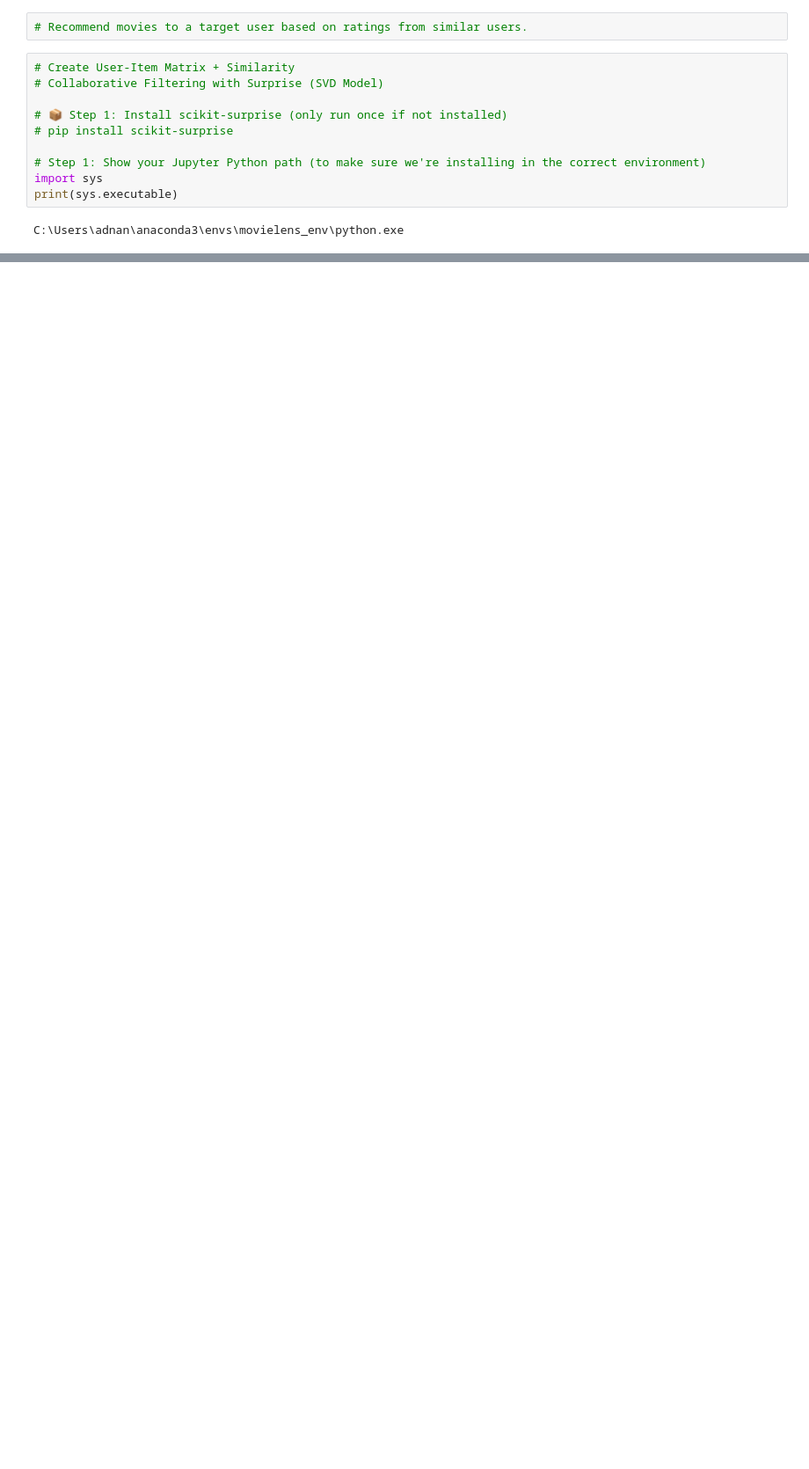
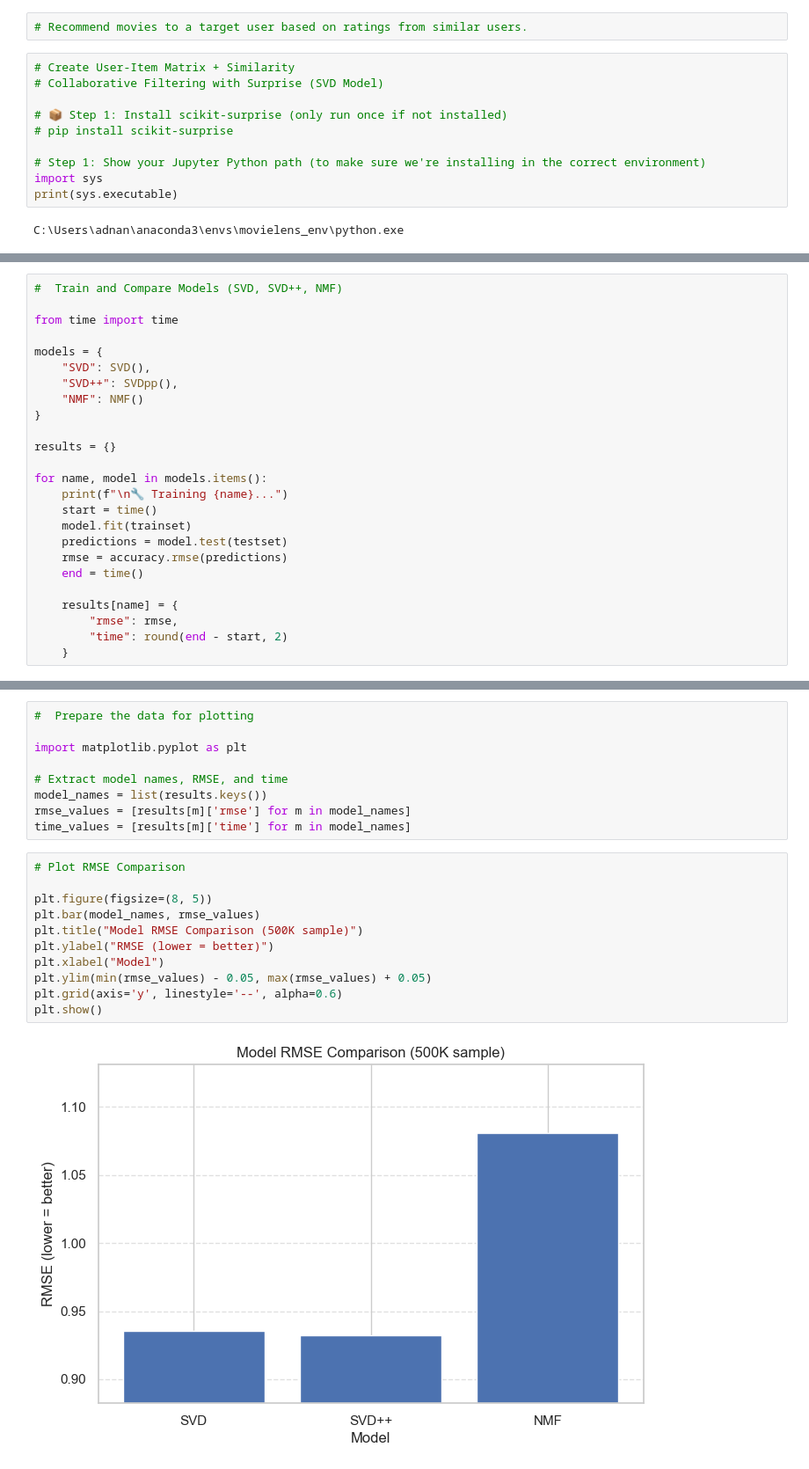
Before and after one commit to muhammadadnan-javed/FYP_DS_Adnan, a Jupyter notebook: FYPAdnanDS.ipynb, the cells around one changed output, grey strips where cells are left out. Shown at 88% size. Saved outputs shown, nothing was run; the diff lists cells and outputs as text; blank space fills up the shorter version.

```diff
--- a/FYPAdnanDS.ipynb
+++ b/FYPAdnanDS.ipynb
@@ -370,0 +428,25 @@ NameError: name 'pd' is not defined
+# %%
+#  Train and Compare Models (SVD, SVD++, NMF)
+
+from time import time
+
+models = {
+    "SVD": SVD(),
+    "SVD++": SVDpp(),
+    "NMF": NMF()
+}
+
+results = {}
+
+for name, model in models.items():
+    print(f"\n🔧 Training {name}...")
+    start = time()
+    model.fit(trainset)
+    predictions = model.test(testset)
+    rmse = accuracy.rmse(predictions)
+    end = time()
+
+    results[name] = {
+        "rmse": rmse,
+        "time": round(end - start, 2)
+    }
@@ -370,0 +475,22 @@ NameError: name 'pd' is not defined
+# %%
+#  Prepare the data for plotting
+
+import matplotlib.pyplot as plt
+
+# Extract model names, RMSE, and time
+model_names = list(results.keys())
+rmse_values = [results[m]['rmse'] for m in model_names]
+time_values = [results[m]['time'] for m in model_names]
+# %%
+# Plot RMSE Comparison
+
+plt.figure(figsize=(8, 5))
+plt.bar(model_names, rmse_values)
+plt.title("Model RMSE Comparison (500K sample)")
+plt.ylabel("RMSE (lower = better)")
+plt.xlabel("Model")
+plt.ylim(min(rmse_values) - 0.05, max(rmse_values) + 0.05)
+plt.grid(axis='y', linestyle='--', alpha=0.6)
+plt.show()
+# %% [output]
+[figure, added]
```
Also changed, not shown: parts of 34 cells of this notebook.
